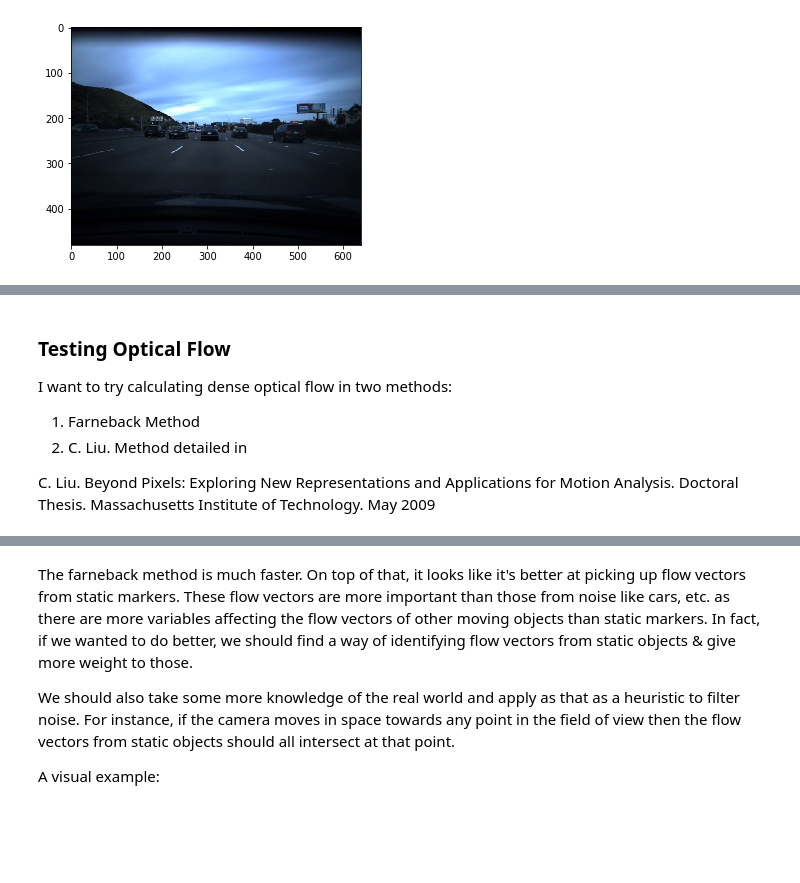
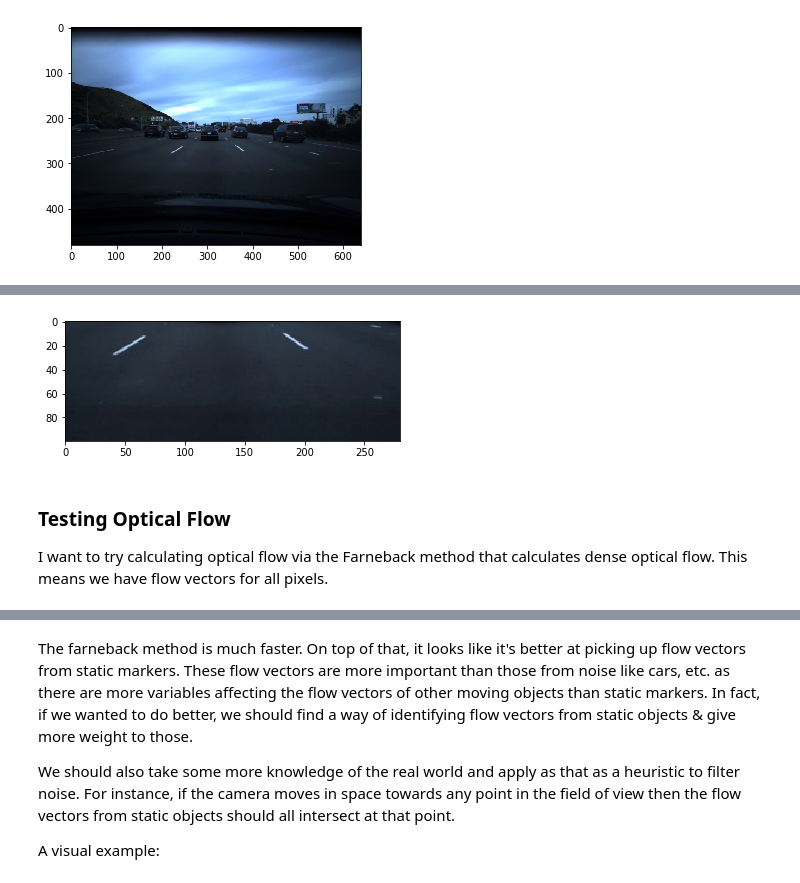
Before and after one commit to sharma0611/carspeednet, a Jupyter notebook: Predicting Car Speed.ipynb, the cells around one changed output, grey strips where cells are left out. Saved outputs shown, nothing was run; the diff lists cells and outputs as text; code cells hidden in the pictures; blank space fills up the shorter version.

```diff
--- a/Predicting Car Speed.ipynb
+++ b/Predicting Car Speed.ipynb
@@ -147,10 +151,10 @@ plt.show()
-# %% [markdown]
-### Testing Optical Flow
-
-I want to try calculating dense optical flow in two methods:
-
-1. Farneback Method
-2. C. Liu. Method detailed in
-
-C. Liu. Beyond Pixels: Exploring New Representations and Applications for Motion Analysis. Doctoral Thesis. Massachusetts Institute of Technology. May 2009
+# %%
+plt.imshow(bottom_crop(custom_crop(crop_dummy), 100, 80))
+plt.show()
+# %% [output]
+[figure, added]
+# %% [markdown]
+### Testing Optical Flow
+
+I want to try calculating optical flow via the Farneback method that calculates dense optical flow. This means we have flow vectors for all pixels.
 # %%
```
Also changed, not shown: parts of 39 cells of this notebook, 1 other file.
